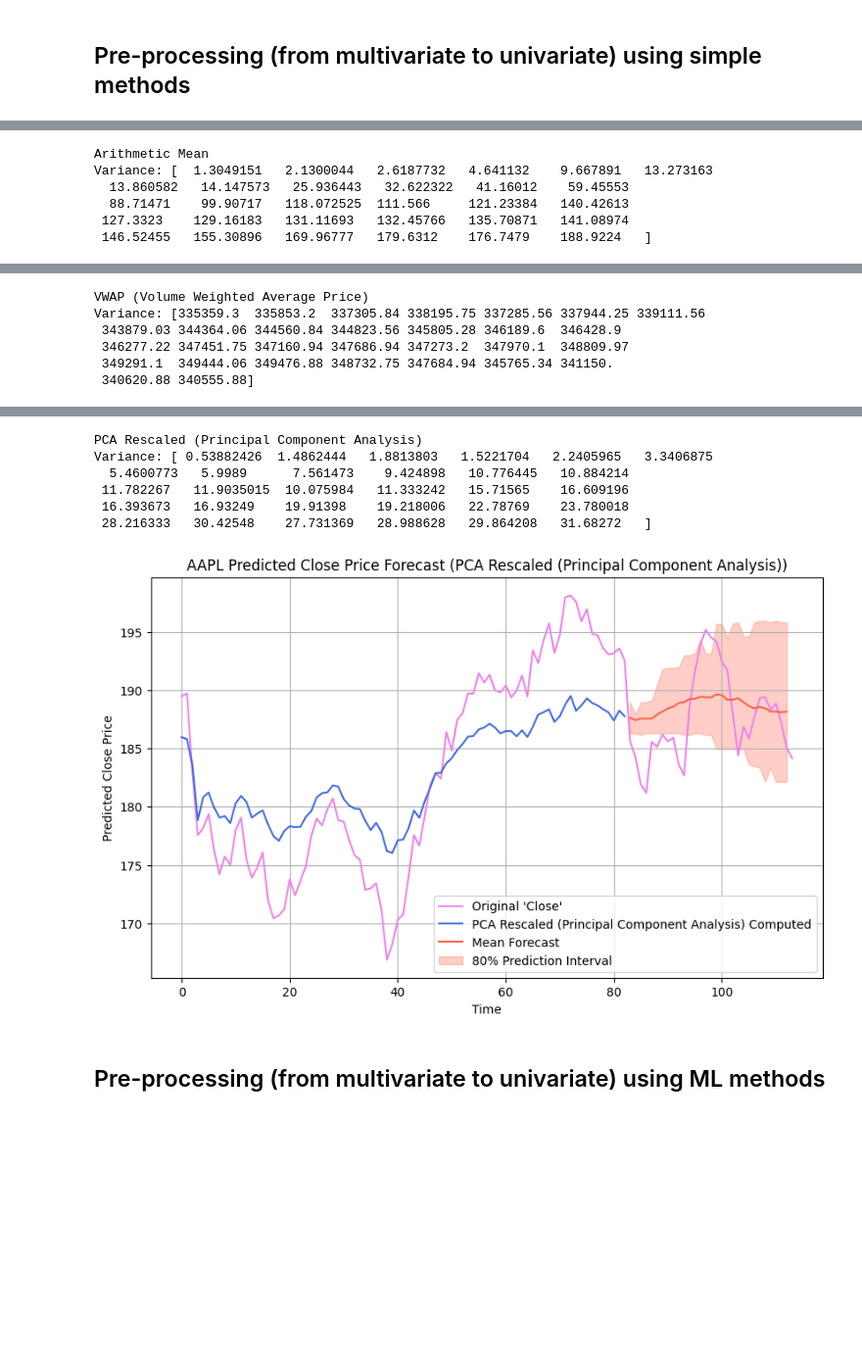
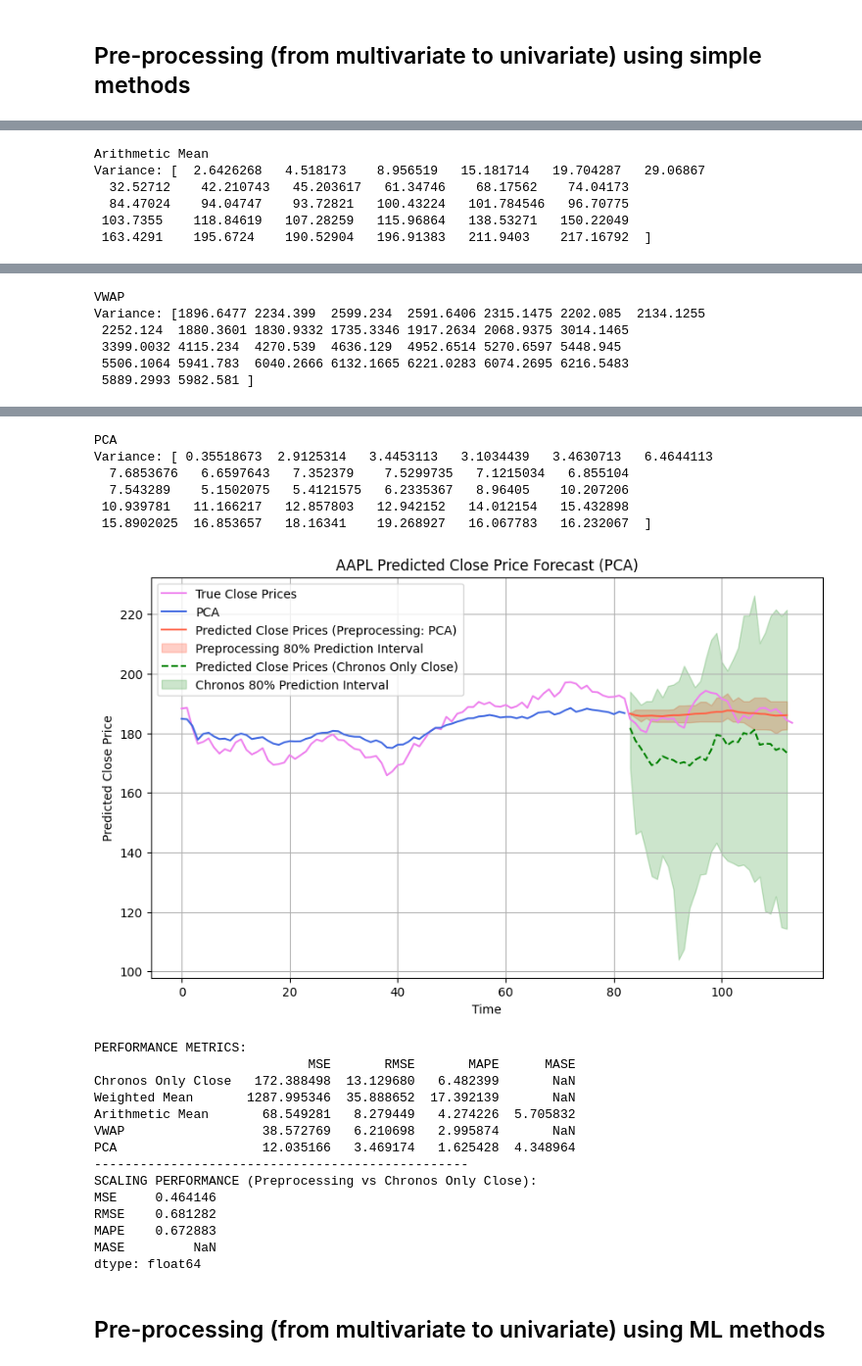
Before and after one commit to JackBstn/Chronos_multivariate, a Jupyter notebook: chronos_multivariate_preprocessing.ipynb, the cells around one changed output, grey strips where cells are left out. Shown at 98% size. Drawn from its saved outputs; the diff is of its cells as text; code cells hidden in the pictures; blank space fills up the shorter version.

Commit message:
Fix simple methods

```diff
--- a/chronos_multivariate_preprocessing.ipynb
+++ b/chronos_multivariate_preprocessing.ipynb
@@ -123,6 +135,4 @@ aapl_pca_series = pd.Series(aapl_pca_rescaled, index=data.index)
 # %%
-# Chronos prediction using only Close prices and using preprocessing methods
-
 # Dictionary to store metrics
 results = {}
 
@@ -137,15 +147,15 @@ low_close, median_close, high_close = np.quantile(forecast_close[0].numpy(), [0.
 mean_forecast_close = np.mean(forecast_close[0].numpy(), axis=0)
 
 # Compute metrics for Chronos (Close-only)
-actual_values = data_to_predict['Close'].values[:30]  # True values for comparison
-results["Chronos Only Close"] = compute_metrics(actual_values, forecast_close, data['Close'].values)
+actual_values = data_to_predict['Close'].values[:30] # True values for comparison
+results["Chronos Only Close"] = compute_metrics(actual_values, mean_forecast_close, data['Close'])
 
 # Chronos prediction using preprocessing methods
 methods = {
     "Weighted Mean": aapl_combined,
     "Arithmetic Mean": aapl_mean,
-    "VWAP (Volume Weighted Average Price)": aapl_vwap,
-    "PCA Rescaled (Principal Component Analysis)": aapl_pca_series
+    "VWAP": aapl_vwap,
+    "PCA": aapl_pca_series
 }
 
 for title, close_prices in methods.items():
@@ -154,15 +164,15 @@ for title, close_prices in methods.items():
         context=torch.tensor(close_prices.values), prediction_length=30
     )
 
-    # Step 2: Compute metrics
-    results[title] = compute_metrics(actual_values, forecast, close_prices.values)
-
-    # Step 3: Visualization
     forecast_index = range(len(close_prices), len(close_prices) + 30)
     low, median, high = np.quantile(forecast[0].numpy(), [0.1, 0.5, 0.9], axis=0)
     mean_forecast = np.mean(forecast[0].numpy(), axis=0)
     variance_forecast = np.var(forecast[0].numpy(), axis=0)
 
+    # Step 2: Compute metrics
+    results[title] = compute_metrics(actual_values, mean_forecast, close_prices.values)
+
+    # Step 3: Visualization
     print(f"{title}")
     print(f'Variance: {variance_forecast}')
 
@@ -172,7 +182,7 @@ for title, close_prices in methods.items():
 
     # Predicted Close Prices using preprocessing methods
     plt.plot(forecast_index, mean_forecast, color="tomato", label=f"Predicted Close Prices (Preprocessing: {title})")
-    plt.fill_between(forecast_index, low, high, color="tomato", alpha=0.3, label="80% Prediction Interval")
+    plt.fill_between(forecast_index, low, high, color="tomato", alpha=0.3, label="Preprocessing 80% Prediction Interval")
 
     # Add Chronos-only Close prediction
     plt.plot(forecast_index_close, mean_forecast_close, color="green", linestyle="dashed",
@@ -184,6 +194,7 @@ for title, close_prices in methods.items():
     plt.ylabel("Predicted Close Price")
     plt.legend()
     plt.grid()
+    plt.savefig(f"{title.replace(' ', '_')}.png")
     plt.show()
 
 
@@ -209,6 +219,6 @@ Variance: [ 387.398    536.2192   625.6955   804.7882   953.84045  825.9254
 Arithmetic Mean
-Variance: [  1.3049151   2.1300044   2.6187732   4.641132    9.667891   13.273163
-  13.860582   14.147573   25.936443   32.622322   41.16012    59.45553
-  88.71471    99.90717   118.072525  111.566     121.23384   140.42613
- 127.3323    129.16183   131.11693   132.45766   135.70871   141.08974
- 146.52455   155.30896   169.96777   179.6312    176.7479    188.9224   ]
+Variance: [  2.6426268   4.518173    8.956519   15.181714   19.704287   29.06867
+  32.52712    42.210743   45.203617   61.34746    68.17562    74.04173
+  84.47024    94.04747    93.72821   100.43224   101.784546   96.70775
+ 103.7355    118.84619   107.28259   115.96864   138.53271   150.22049
+ 163.4291    195.6724    190.52904   196.91383   211.9403    217.16792  ]
@@ -216,6 +226,6 @@ Variance: [  1.3049151   2.1300044   2.6187732   4.641132    9.667891   13.27316
-VWAP (Volume Weighted Average Price)
-Variance: [335359.3  335853.2  337305.84 338195.75 337285.56 337944.25 339111.56
- 343879.03 344364.06 344560.84 344823.56 345805.28 346189.6  346428.9
- 346277.22 347451.75 347160.94 347686.94 347273.2  347970.1  348809.97
- 349291.1  349444.06 349476.88 348732.75 347684.94 345765.34 341150.
- 340620.88 340555.88]
+VWAP
+Variance: [1896.6477 2234.399  2599.234  2591.6406 2315.1475 2202.085  2134.1255
+ 2252.124  1880.3601 1830.9332 1735.3346 1917.2634 2068.9375 3014.1465
+ 3399.0032 4115.234  4270.539  4636.129  4952.6514 5270.6597 5448.945
+ 5506.1064 5941.783  6040.2666 6132.1665 6221.0283 6074.2695 6216.5483
+ 5889.2993 5982.581 ]
@@ -223,10 +233,24 @@ Variance: [335359.3  335853.2  337305.84 338195.75 337285.56 337944.25 339111.56
-PCA Rescaled (Principal Component Analysis)
-Variance: [ 0.53882426  1.4862444   1.8813803   1.5221704   2.2405965   3.3406875
-  5.4600773   5.9989      7.561473    9.424898   10.776445   10.884214
- 11.782267   11.9035015  10.075984   11.333242   15.71565    16.609196
- 16.393673   16.93249    19.91398    19.218006   22.78769    23.780018
- 28.216333   30.42548    27.731369   28.988628   29.864208   31.68272   ]
+PCA
+Variance: [ 0.35518673  2.9125314   3.4453113   3.1034439   3.4630713   6.4644113
+  7.6853676   6.6597643   7.352379    7.5299735   7.1215034   6.855104
+  7.543289    5.1502075   5.4121575   6.2335367   8.96405    10.207206
+ 10.939781   11.166217   12.857803   12.942152   14.012154   15.432898
+ 15.8902025  16.853657   18.16341    19.268927   16.067783   16.232067  ]
-[figure, old version]
+[figure, new version]
+PERFORMANCE METRICS:
+                            MSE       RMSE       MAPE      MASE
+Chronos Only Close   172.388498  13.129680   6.482399       NaN
+Weighted Mean       1287.995346  35.888652  17.392139       NaN
+Arithmetic Mean       68.549281   8.279449   4.274226  5.705832
+VWAP                  38.572769   6.210698   2.995874       NaN
+PCA                   12.035166   3.469174   1.625428  4.348964
+-------------------------------------------------
+SCALING PERFORMANCE (Preprocessing vs Chronos Only Close):
+MSE     0.464146
+RMSE    0.681282
+MAPE    0.672883
+MASE         NaN
+dtype: float64
 # %% [markdown]
 ## Pre-processing (from multivariate to univariate) using ML methods
 # %%
```
Also changed, not shown: parts of 7 cells of this notebook.
